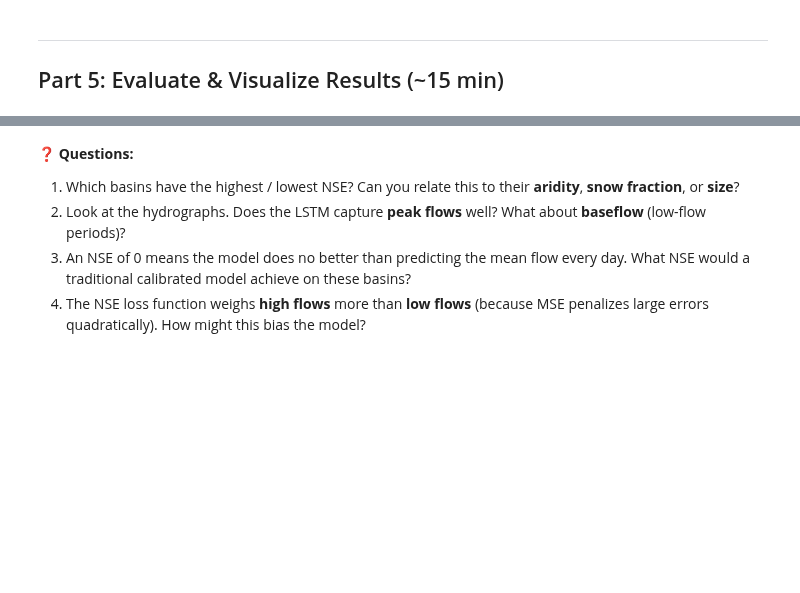
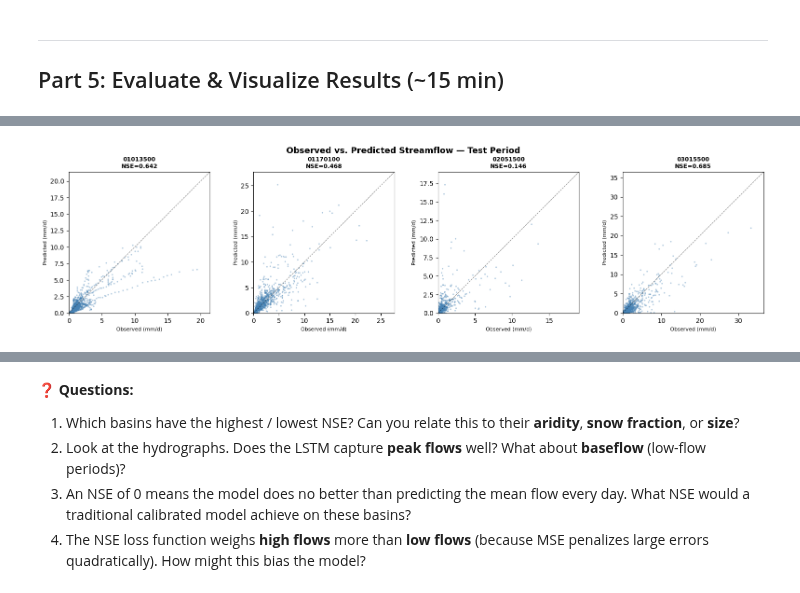
Before and after one commit to smousavi05/Harvard-EPS-210, a Jupyter notebook: EPS210_Lab6.ipynb, the cells around one changed output, grey strips where cells are left out. Cells and saved outputs as stored; diff of their text form; code cells hidden in the pictures; blank space fills up the shorter version.

```diff
--- a/EPS210_Lab6.ipynb
+++ b/EPS210_Lab6.ipynb
@@ -428,8 +559,8 @@ config = {
     'predict_last_n': 1,
 
     # --- Training ---
-    'batch_size': 256,
-    'epochs': 3,  # increase it to 50 if time allows
+    'batch_size': 64,
+    'epochs': 50,
     'optimizer': 'Adam',
     'learning_rate': {0: 1e-3, 20: 5e-4}, # Modified to include key 0 for initial LR
     'loss': 'NSE',               # 1 - NSE loss (equivalent to MSE on standardized Q)
@@ -696,36 +873,37 @@ for idx, bid in enumerate(sorted(test_results.keys())):
     obs = result['1D']['xr']['Q_mm_obs'].values
     sim = result['1D']['xr']['Q_mm_sim'].values
     if sim.ndim > 1:
         sim = sim.squeeze()
-    # FIX: Ensure obs is also 1D
     if obs.ndim > 1:
         obs = obs.squeeze()
 
     mask = ~(np.isnan(obs) | np.isnan(sim))
 
     if mask.sum() > 0:
         nse = 1 - np.sum((obs[mask]-sim[mask])**2) / np.sum((obs[mask]-obs[mask].mean())**2)
     else:
         nse = np.nan
 
     ax = axes[idx]
     ax.scatter(obs[mask], sim[mask], s=2, alpha=0.3, color='steelblue')
     lim = max(obs[mask].max(), sim[mask].max()) * 1.1
     ax.plot([0, lim], [0, lim], 'k--', lw=0.8, alpha=0.5)
     ax.set_xlim(0, lim)
     ax.set_ylim(0, lim)
     ax.set_aspect('equal')
     ax.set_title(f"{bid}\nNSE={nse:.3f}", fontsize=9, fontweight='bold')
-    ax.set_xlabel('Obs (mm/d)', fontsize=8)
-    ax.set_ylabel('Sim (mm/d)', fontsize=8)
+    ax.set_xlabel('Observed (mm/d)', fontsize=8)
+    ax.set_ylabel('Predicted (mm/d)', fontsize=8)
 
 for idx in range(len(test_results), len(axes)):
     axes[idx].axis('off')
 
 plt.suptitle('Observed vs. Predicted Streamflow — Test Period',
              fontsize=13, fontweight='bold')
 plt.tight_layout()
 plt.show()
+# %% [output]
+[figure, added]
 # %%
 # NSE vs. basin characteristics
 print("Generating basin characteristics analysis...")
```
Also changed, not shown: parts of 30 cells of this notebook.
